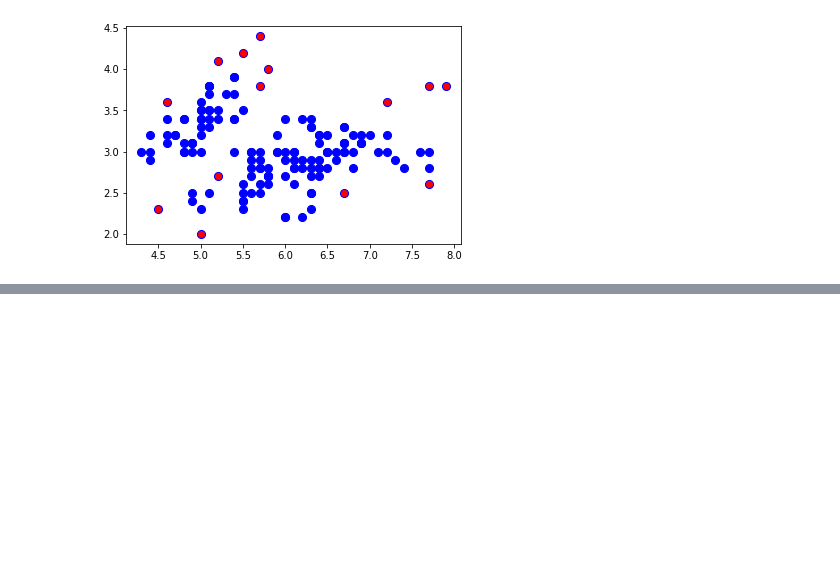
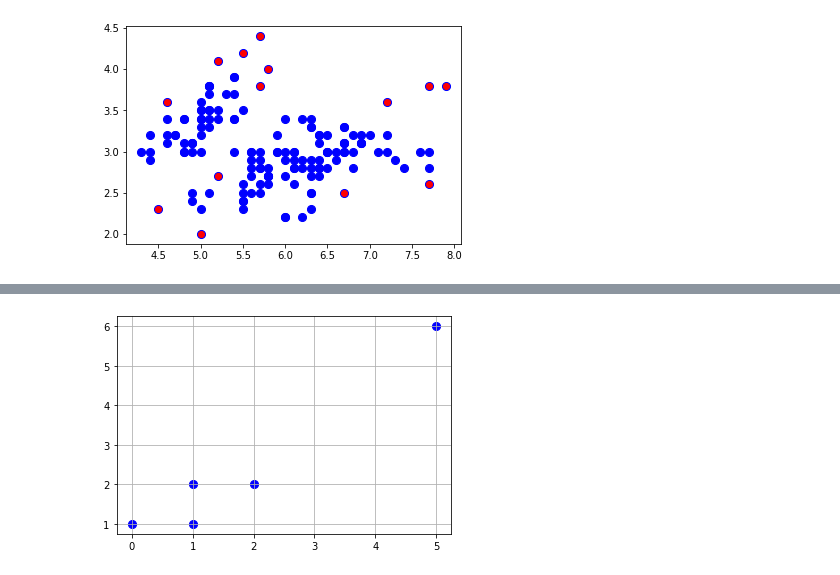
Before and after one commit to peeyushsinghal/anomaly-detection, a Jupyter notebook: anomaly_detection.ipynb, the cells around one changed output, grey strips where cells are left out. Saved outputs shown, nothing was run; the diff lists cells and outputs as text; code cells hidden in the pictures; blank space fills up the shorter version.

```diff
--- a/anomaly_detection.ipynb
+++ b/anomaly_detection.ipynb
@@ -382,0 +394,4 @@ plt.scatter(outlier_values["sepal_length"], outlier_values["sepal_width"], color
+# %%
+# data
+df = pd.DataFrame(np.array([[0,1], [1,1], [1,2], [2,2], [5,6]]), columns = ["x", "y"], index = [0,1,2,3,4])
+df
@@ -382,0 +405,6 @@ plt.scatter(outlier_values["sepal_length"], outlier_values["sepal_width"], color
+# %%
+# plot data points
+plt.scatter(df["x"], df["y"], color = "b", s = 65)
+plt.grid()
+# %% [output]
+[figure, added]
```
Also changed, not shown: parts of 6 cells of this notebook.
